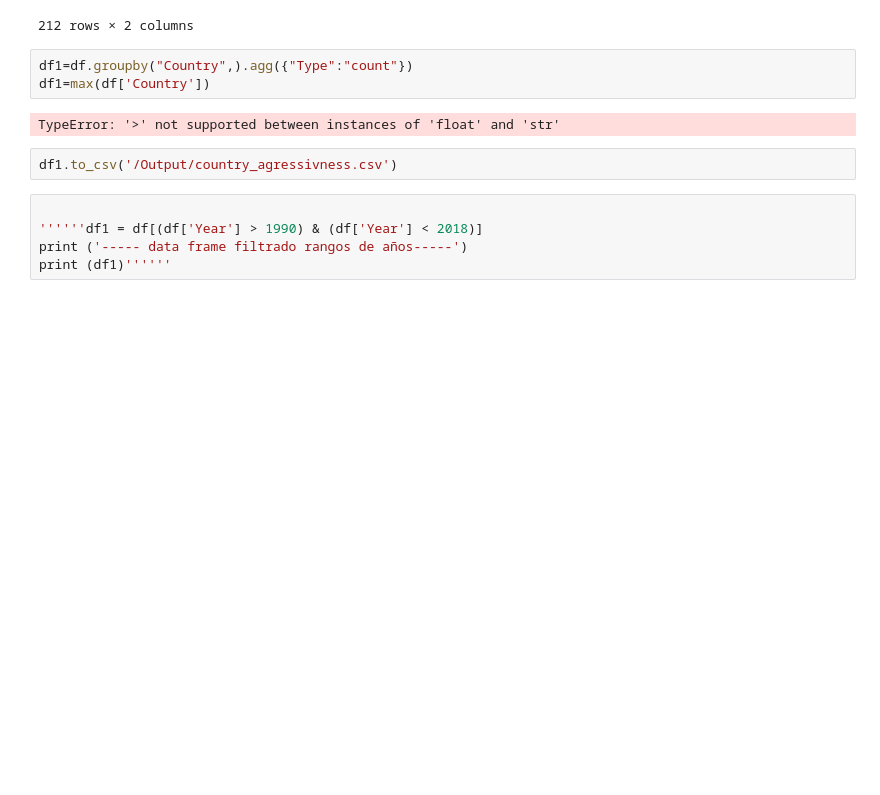
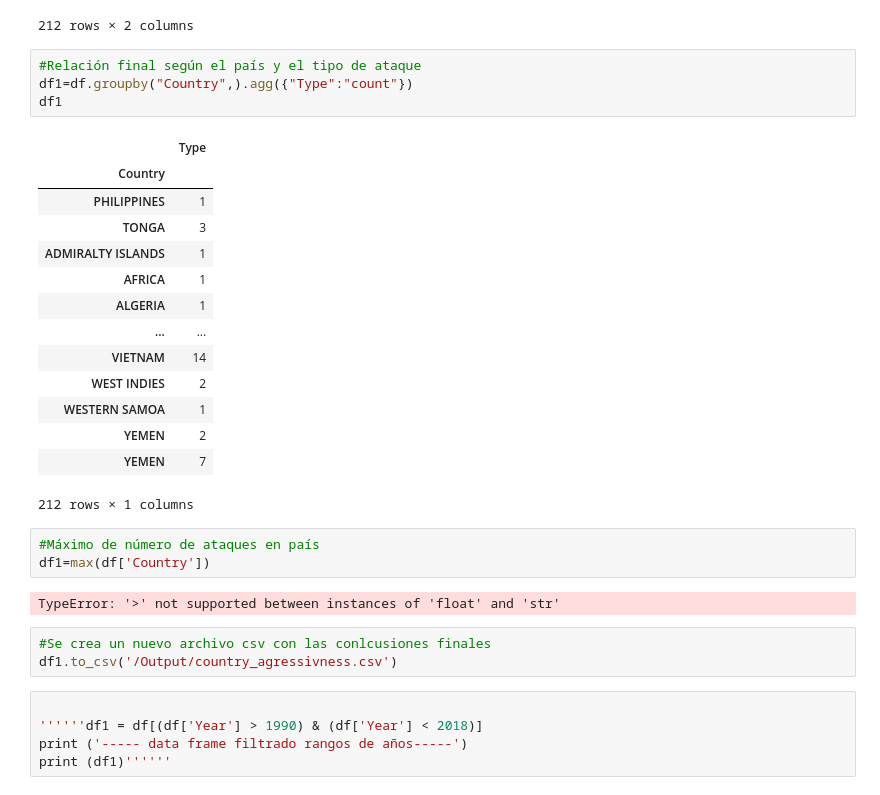
Before and after one commit to laura-barahona22/Shark_attack, a Jupyter notebook: output/shark_attacks.ipynb, the cells around one changed output. Cells and saved outputs as stored; diff of their text form; blank space fills up the shorter version.

Commit message:
finalmod

```diff
--- a/output/shark_attacks.ipynb
+++ b/output/shark_attacks.ipynb
@@ -173,12 +173,32 @@ display(pd.DataFrame({'Country':country, 'N_shark_attacks':ttlcount}))
 | 211 | YEMEN | 7 |
 212 rows × 2 columns
 # %%
+#Relación final según el país y el tipo de ataque
 df1=df.groupby("Country",).agg({"Type":"count"})
-df1=max(df['Country'])
+df1
 # %% [output]
+|  | Type |
+| Country |  |
+| PHILIPPINES | 1 |
+| TONGA | 3 |
+| ADMIRALTY ISLANDS | 1 |
+| AFRICA | 1 |
+| ALGERIA | 1 |
+| ... | ... |
+| VIETNAM | 14 |
+| WEST INDIES | 2 |
+| WESTERN SAMOA | 1 |
+| YEMEN | 2 |
+| YEMEN | 7 |
-TypeError: '>' not supported between instances of 'float' and 'str'
+212 rows × 1 columns
-# %%
-df1.to_csv('/Output/country_agressivness.csv')
+# %%
+#Máximo de número de ataques en país
+df1=max(df['Country'])
+# %% [output]
+TypeError: '>' not supported between instances of 'float' and 'str'
+# %%
+#Se crea un nuevo archivo csv con las conlcusiones finales
+df1.to_csv('/Output/country_agressivness.csv')
 # %%
 
 ''''''df1 = df[(df['Year'] > 1990) & (df['Year'] < 2018)]
```
